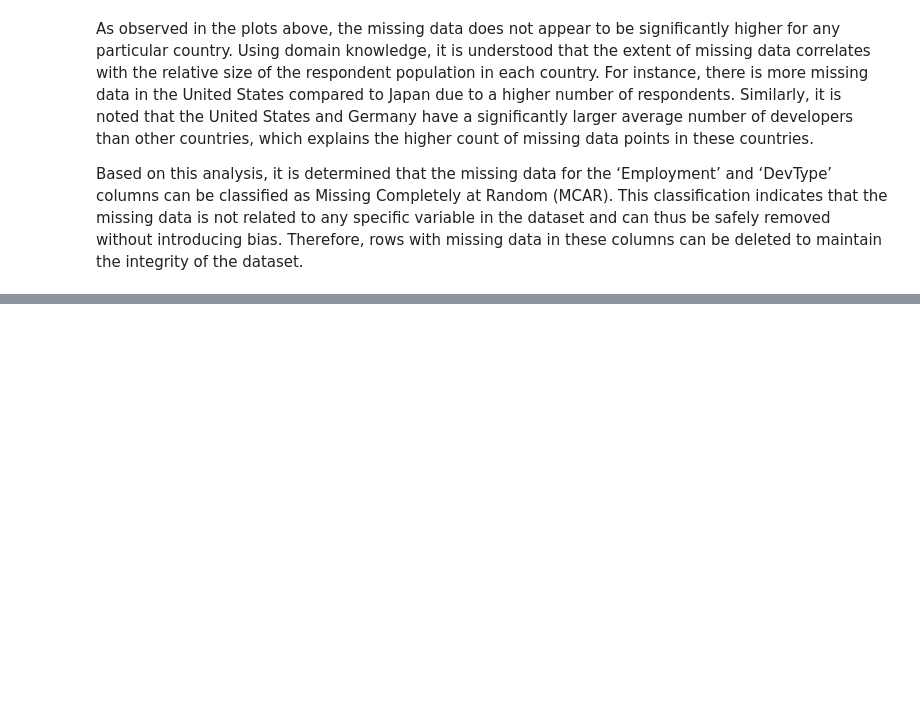
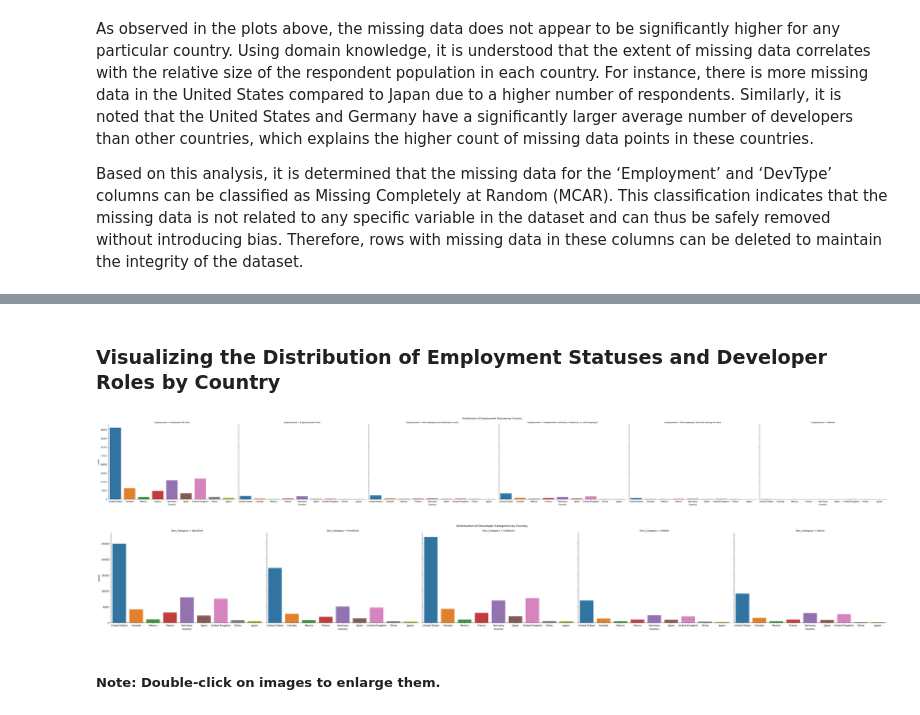
Before and after one commit to imrul10/Stack-Overflow-Survey-Trends, a Jupyter notebook: stack_overflow_survey_trends .ipynb, the cells around one changed output, grey strips where cells are left out. Drawn from its saved outputs; the diff is of its cells as text; code cells hidden in the pictures; blank space fills up the shorter version.

Commit message:
stack_overflow_survey_trends.ipynb

```diff
--- a/stack_overflow_survey_trends .ipynb
+++ b/stack_overflow_survey_trends .ipynb
@@ -230,0 +224,60 @@ dtype: int64
+# %% [markdown]
+### Visualizing the Distribution of Employment Statuses and Developer Roles by Country
+# %%
+# Visualize the distribution of employment statuses by country
+country_employment_plot = sns.catplot(x='Country', col='Employment',
+                                     data=stack_overflow_df, kind='count',
+                                     height=6, aspect=1.5)
+# Set the title for the employment plot
+country_employment_plot.fig.suptitle('Distribution of Employment Statuses by Country', y=1.02)
+
+# Extract the relevant columns for developer types
+dev_df = stack_overflow_df[['Country', 'DevType']].copy().reset_index() # Use .copy() to avoid SettingWithCopyWarning
+
+# Define a mapping of columns to their corresponding keywords.
+dev_type_map = {
+    'BackEnd': 'back-end',
+    'FrontEnd': 'front-end',
+    'FullStack': 'full-stack',
+    'Mobile': 'mobile',
+    'Admin': 'administrator'
+}
+
+# Initialize the specified columns to False
+for column in dev_type_map.keys():
+    dev_df[column] = False
+
+# Iterate over the dictionary items.
+for column, value in dev_type_map.items():
+    # Create a mask to filter for rows containing the specific developer type
+    mask = dev_df['DevType'].str.contains(value, case=False, na=False)
+    # Assign True to the corresponding column where the mask is True.
+    dev_df.loc[mask, column] = True
+
+# Reshape the DataFrame from wide to long format
+dev_df_long = dev_df.melt(
+    id_vars=['Country'], # 'Country' column will not be unpivoted and will be kept as the identifiers/
+    value_vars=[
+        'BackEnd', 'FrontEnd', 'FullStack', 'Mobile', 'Admin' # These are the columns that contain the values to be unpivoted into rows
+    ],
+    var_name='Dev_Category', # The name of the new column that will hold the original column names from `value_vars`.
+    value_name='has_skill' # The name of the new column that will hold the values from the original columns
+)
+
+dev_df_long = dev_df_long[dev_df_long['has_skill']== True].reset_index(drop=True)
+
+
+# Visualize the distribution of developer categories by country
+dev_category_plot = sns.catplot(x='Country', col='Dev_Category',
+                    data=dev_df_long, kind='count',
+                    height=6, aspect=1.5)
+
+# Set the title for the developer plot
+dev_category_plot.fig.suptitle('Distribution of Developer Categories by Country', y=1.02)
+
+plt.show()
+# %% [output]
+[figure, added]
+[figure, added]
+# %% [markdown]
+##### Note: Double-click on images to enlarge them.
```
Also changed, not shown: parts of 11 cells of this notebook.
